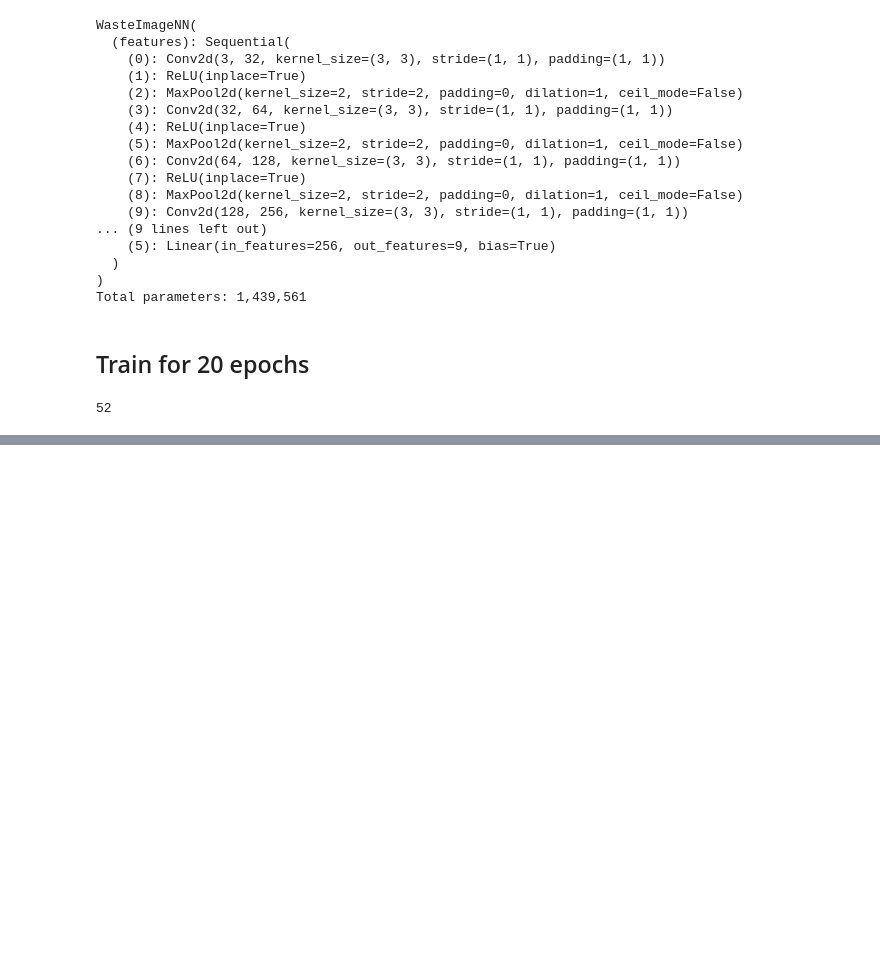
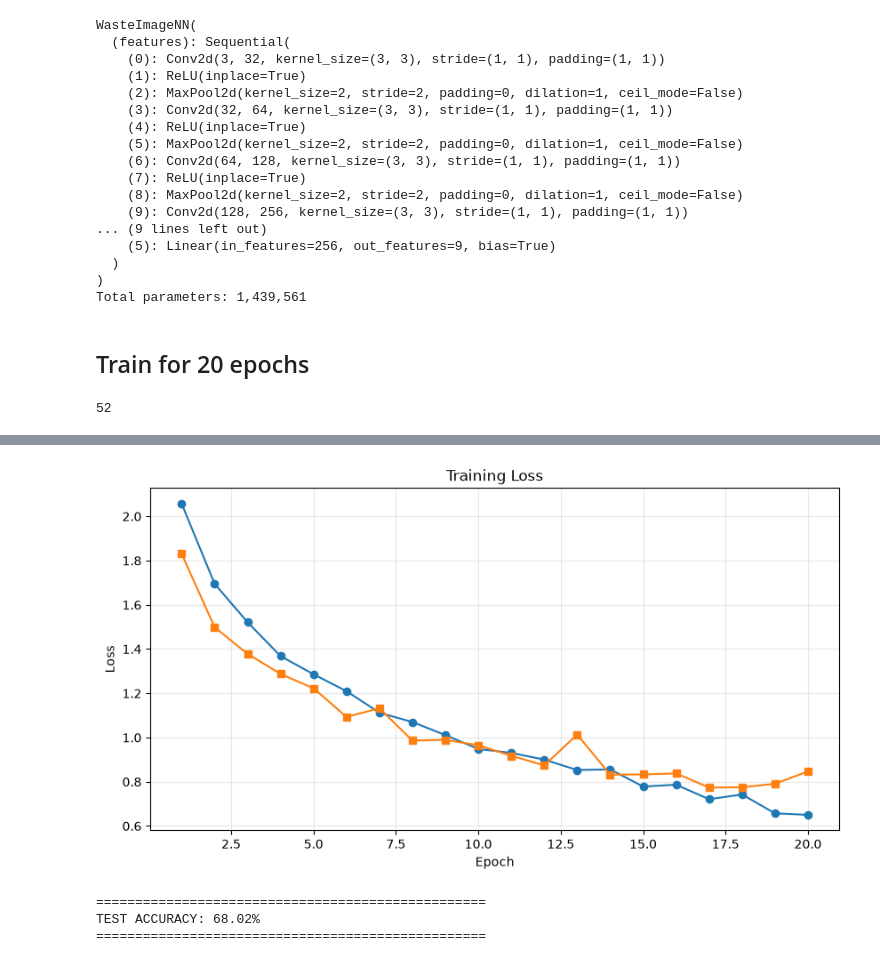
Before and after one commit to SenadiF/Botzilla---EN3150-Assignment-03, a Jupyter notebook: notebooks/classification_model_A.ipynb, the cells around one changed output, grey strips where cells are left out. Drawn from its saved outputs; the diff is of its cells as text; code cells hidden in the pictures; blank space fills up the shorter version.

```diff
--- a/notebooks/classification_model_A.ipynb
+++ b/notebooks/classification_model_A.ipynb
@@ -234,7 +255,7 @@ Total parameters: 1,439,561
 # %% [markdown]
 ## Train for 20 epochs
 # %%
-def train(model, train_loader, num_ephohs, lr):
+def train(model, train_loader, val_loader, num_ephohs, lr):
     """
     Train model and track loss
 
@@ -261,10 +282,12 @@ def train(model, train_loader, num_ephohs, lr):
     optimizer = optim.Adam(model.parameters(), lr=lr)
 
     train_loss = []
+    validation_loss = []
 
     print(f"Training for {num_ephohs} epoches...\n")
 
     for epoch in range(num_ephohs):
+        # ============================= Training =============================
         model.train()
         epoch_loss = 0
 
@@ -291,20 +314,40 @@ def train(model, train_loader, num_ephohs, lr):
         avg_loss = epoch_loss/len(train_loader)
         train_loss.append(avg_loss)
 
-        print(f"Epoch [{epoch+1}/{num_ephohs}] | Loss: {avg_loss:.4f}")
+        # ============================= Validation =============================
+        model.eval()
+        valid_loss = 0
+
+        with torch.no_grad():
+            for batch_x, batch_y in val_loader:
+                batch_x, batch_y = batch_x.to(device), batch_y.to(device)
+                outputs = model(batch_x)
+                loss = cirterion(outputs, batch_y)
+                valid_loss += loss.item()
+
+        avg_valid_loss = valid_loss/len(val_loader)
+        validation_loss.append(avg_valid_loss)
+
+
+        print(f"Epoch [{epoch+1}/{num_ephohs}] | Train Loss: {avg_loss:.4f} |  Validation Loss : {avg_valid_loss:.4f}")
 
     print("\nTrain is Completed !")
-    return train_loss
+    return train_loss, validation_loss
 # %%
 len(train_loader)
 # %% [output]
 52
 # %%
 ## Helper functions
-def plot_training_loss(train_losses):
+def plot_training_loss(train_losses, validation_losses):
     """Plot training loss."""
+
     plt.figure(figsize=(10, 5))
-    plt.plot(train_losses, marker='o')
+
+    epochs = range(1, len(train_losses)+1)
+    plt.plot(epochs,train_losses, marker='o', label="Train_loss")
+    plt.plot(epochs,validation_losses, marker='s', label="Validation loss")
+
     plt.xlabel('Epoch')
     plt.ylabel('Loss')
     plt.title('Training Loss')
@@ -341,8 +384,8 @@ def evaluate_test(model, test_loader):
 # %%
 # Train model
 model = WasteImageNN()
-lossses = train(model=model, train_loader=train_loader, num_ephohs=20, lr=0.0001)
-plot_training_loss(lossses)
+train_loss, validation_loss = train(model=model, train_loader=train_loader, val_loader=val_loader, num_ephohs=20, lr=1e-3)
+plot_training_loss(train_losses=train_loss, validation_losses=validation_loss)
 test_acc = evaluate_test(model=model, test_loader=test_loader)
 # %% [output]
 Using the device : cuda
@@ -365,0 +408,4 @@ Epoch [14/20] | Loss: 1.1948
+[figure, added]
+==================================================
+TEST ACCURACY: 68.02%
+==================================================
```
Also changed, not shown: parts of 6 cells of this notebook, 1 other file.
